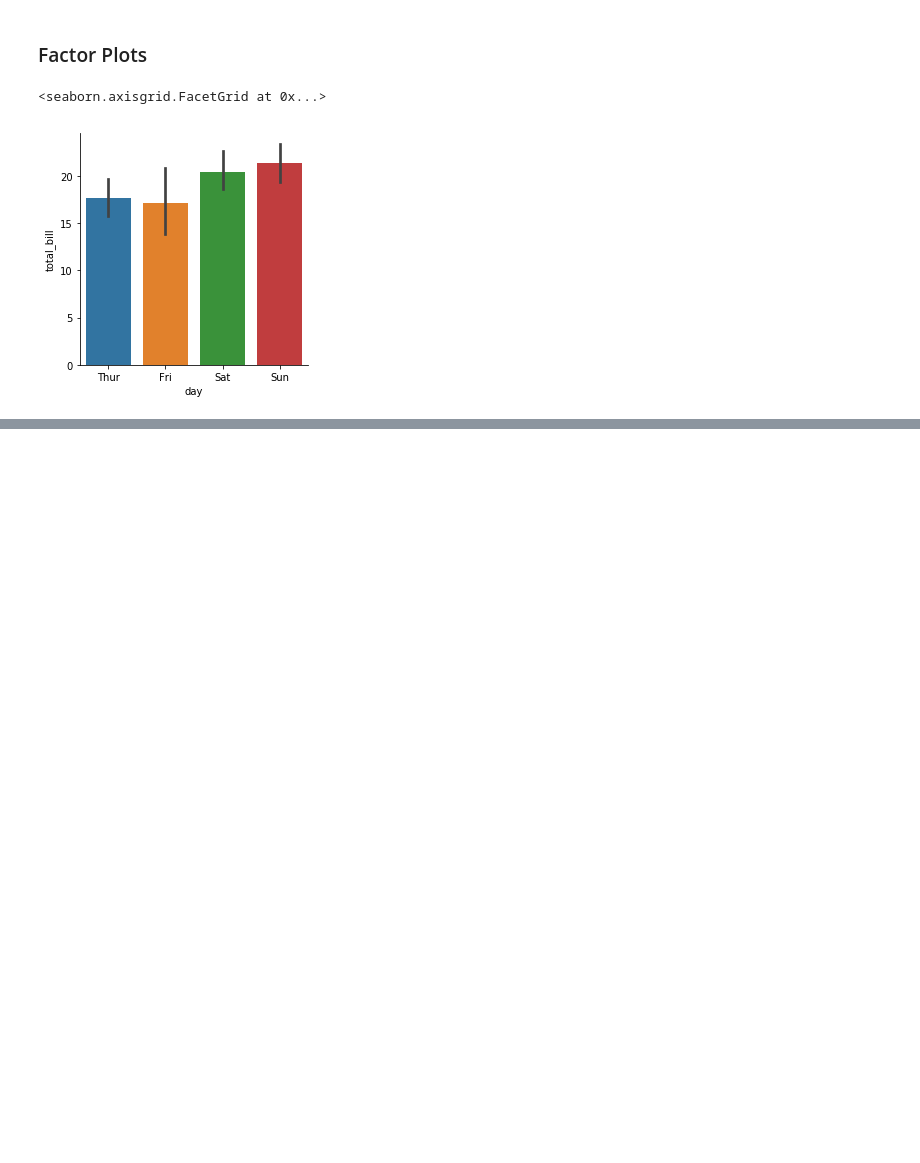
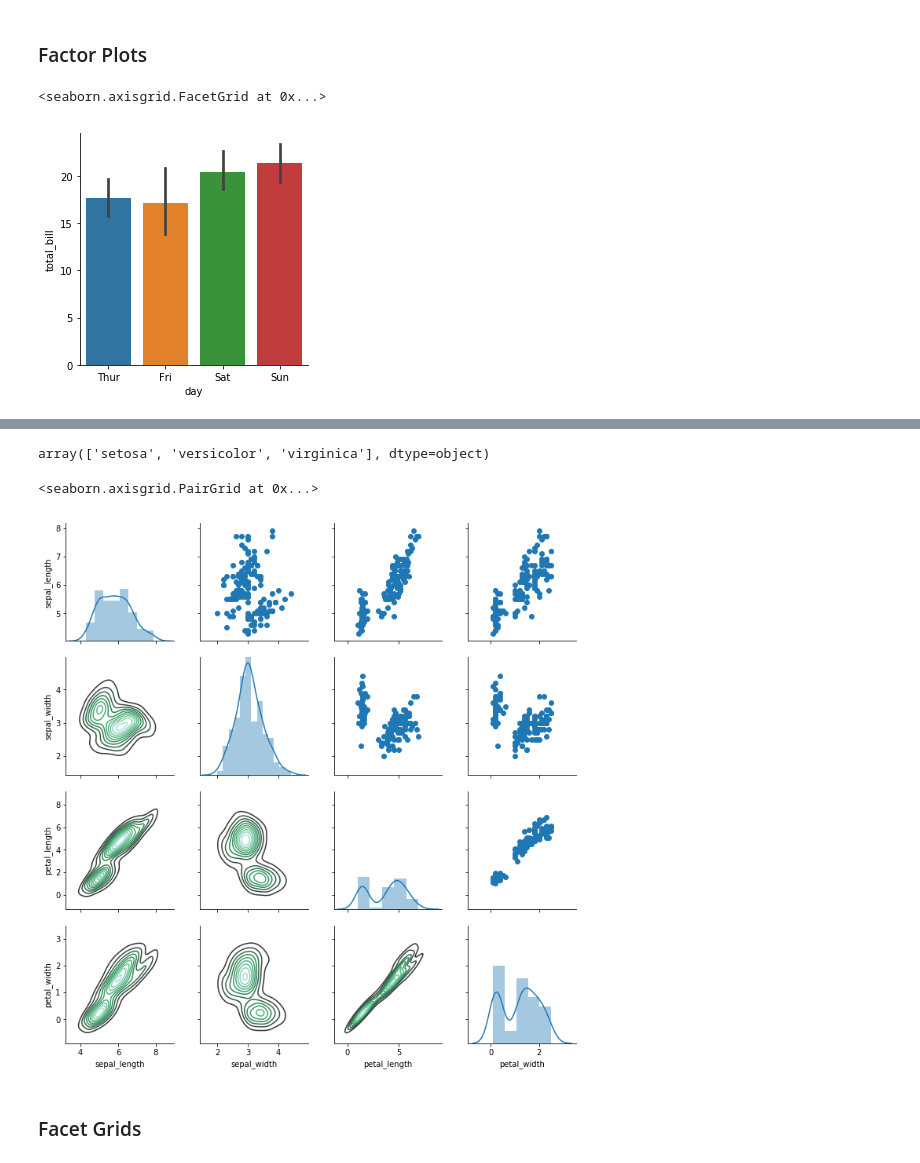
Before and after one commit to tiffling/data-science-notes, a Jupyter notebook: Section 9 - Seaborn.ipynb, the cells around one changed output, grey strips where cells are left out. Cells and saved outputs as stored; diff of their text form; code cells hidden in the pictures; blank space fills up the shorter version.

```diff
--- a/Section 9 - Seaborn.ipynb
+++ b/Section 9 - Seaborn.ipynb
@@ -217,0 +307,6 @@ sns.factorplot(x='day', y='total_bill', data=tips, kind='bar')
+# %%
+import seaborn as sns
+import matplotlib.pyplot as plt
+%matplotlib inline
+iris = sns.load_dataset('iris') # measurements of flowers
+iris.head()
@@ -217,0 +320,17 @@ sns.factorplot(x='day', y='total_bill', data=tips, kind='bar')
+# %%
+iris['species'].unique()
+# %% [output]
+array(['setosa', 'versicolor', 'virginica'], dtype=object)
+# %%
+# PairGrid is like pairplot but with more control
+g = sns.PairGrid(iris)
+
+# control which plots types for each graph
+g.map_diag(sns.distplot)
+g.map_upper(plt.scatter)
+g.map_lower(sns.kdeplot)
+# %% [output]
+<seaborn.axisgrid.PairGrid at 0x...>
+[figure, added]
+# %% [markdown]
+### Facet Grids
```
Also changed, not shown: parts of 20 cells of this notebook.
